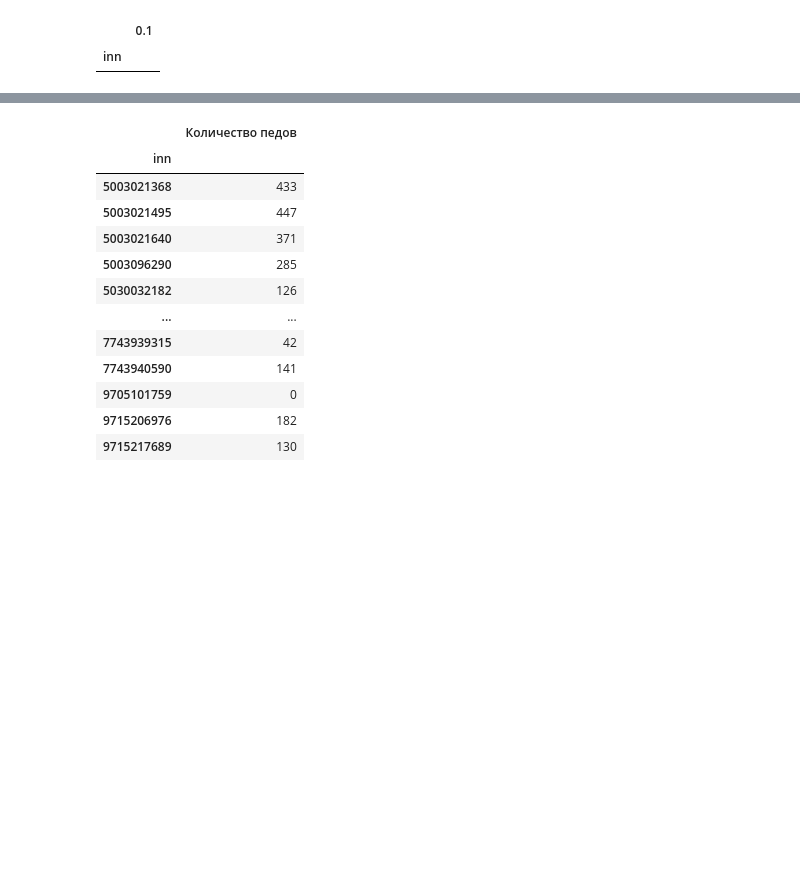
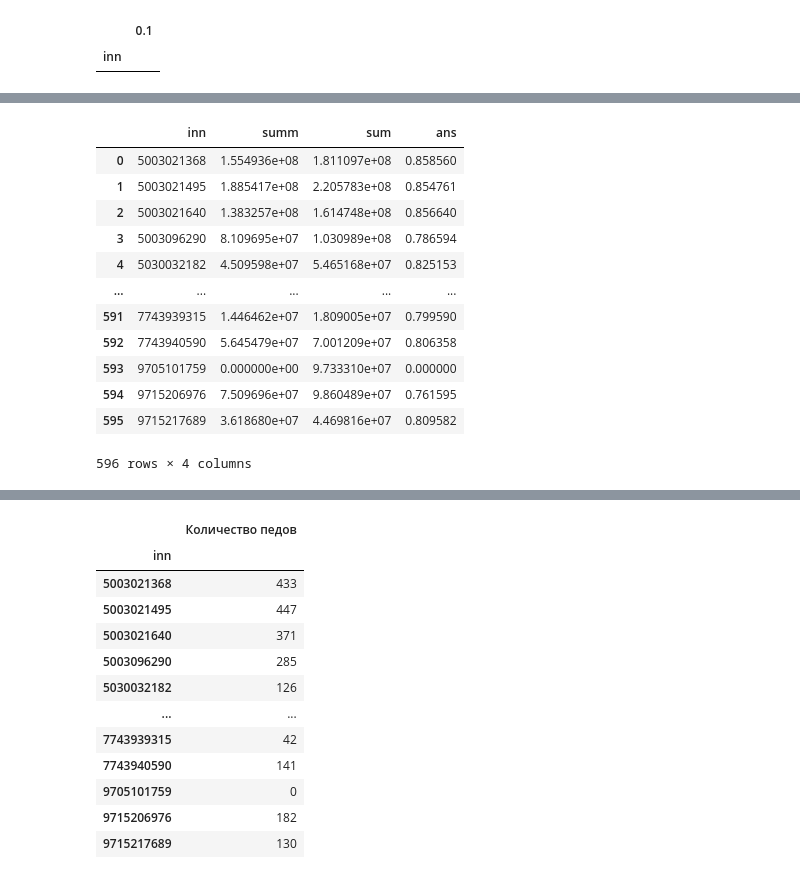
Before and after one commit to Mr-Maxraw/cfo-parser, a Jupyter notebook: counting/szp.ipynb, the cells around one changed output, grey strips where cells are left out. Drawn from its saved outputs; the diff is of its cells as text; code cells hidden in the pictures; blank space fills up the shorter version.

```diff
--- a/counting/szp.ipynb
+++ b/counting/szp.ipynb
@@ -343,0 +331,9 @@ print_df(val_15, 'val_15')
+# %%
+def summ_isp(row, months):
+    sum = 0
+    for month in months:
+        if row['job_' + month] in isp:
+            sum += row['sum_' + month]
+    if pd.isna(row['job_' + months[-1]]):
+        return np.nan
+    return sum
@@ -343,0 +356,34 @@ print_df(val_15, 'val_15')
+# %%
+def load_data(file):
+    df = pd.read_excel(path_to_data + file + '.xlsx')
+    df.stv = df.apply(lambda row: to_double(row, 'stv'), axis=1)
+    sample = df[((df.type == 'Основное место работы') | (df.type == 'Внутреннее совместительство')) & (df.inn != 9718071371)]
+    sums = sample.iloc[:, [0,1,2,3]].groupby(['inn', 'snils']).sum().reset_index()
+    sums = pd.merge(sums, sample[sample.type == 'Основное место работы'], how='left', on='snils')
+    sums = sums[['inn_x', 'snils', 'sum_x', 'stv', 'job']].drop_duplicates(['inn_x', 'snils', 'sum_x'])
+    sums = sums.rename(columns = {'inn_x': 'inn', 'sum_x': 'sum_' + file, 'job':'job_' + file, 'stv': 'stv_' + file})
+    return sums
+# %%
+prep = pd.merge(load_data('jan'), load_data('feb'), how='outer', on=['inn', 'snils'])
+prep['summ'] = prep.apply(lambda row: summ_isp(row, ['jan', 'feb']), axis=1)
+val_1_3_ppl = prep[(prep.summ.isna() == False) & (prep.summ > 0)]
+val_1_3 = prep[['inn', 'sum_jan', 'sum_feb']].groupby('inn').sum().reset_index()
+val_1_3['sum'] = val_1_3.sum_jan + val_1_3.sum_feb
+prep = prep[['inn', 'summ']].groupby('inn').sum().reset_index()
+val_1_3 = pd.merge(prep[['inn', 'summ']], val_1_3[['inn', 'sum']], how='left', on='inn')
+val_1_3['ans'] = val_1_3['summ'] / val_1_3['sum']
+val_1_3
+# %% [output]
+|  | inn | summ | sum | ans |
+| 0 | 5003021368 | 1.554936e+08 | 1.811097e+08 | 0.858560 |
+| 1 | 5003021495 | 1.885417e+08 | 2.205783e+08 | 0.854761 |
+| 2 | 5003021640 | 1.383257e+08 | 1.614748e+08 | 0.856640 |
+| 3 | 5003096290 | 8.109695e+07 | 1.030989e+08 | 0.786594 |
+| 4 | 5030032182 | 4.509598e+07 | 5.465168e+07 | 0.825153 |
+| ... | ... | ... | ... | ... |
+| 591 | 7743939315 | 1.446462e+07 | 1.809005e+07 | 0.799590 |
+| 592 | 7743940590 | 5.645479e+07 | 7.001209e+07 | 0.806358 |
+| 593 | 9705101759 | 0.000000e+00 | 9.733310e+07 | 0.000000 |
+| 594 | 9715206976 | 7.509696e+07 | 9.860489e+07 | 0.761595 |
+| 595 | 9715217689 | 3.618680e+07 | 4.469816e+07 | 0.809582 |
+596 rows × 4 columns
```
Also changed, not shown: parts of 16 cells of this notebook, 3 other files.
